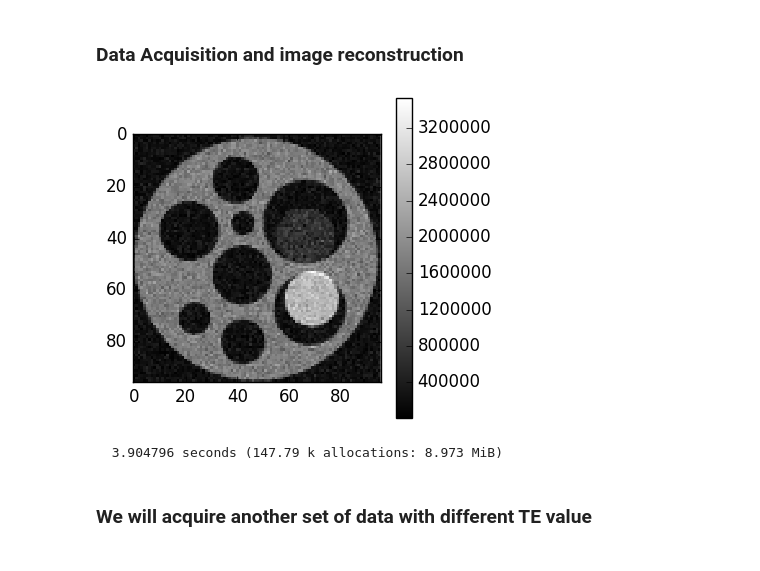
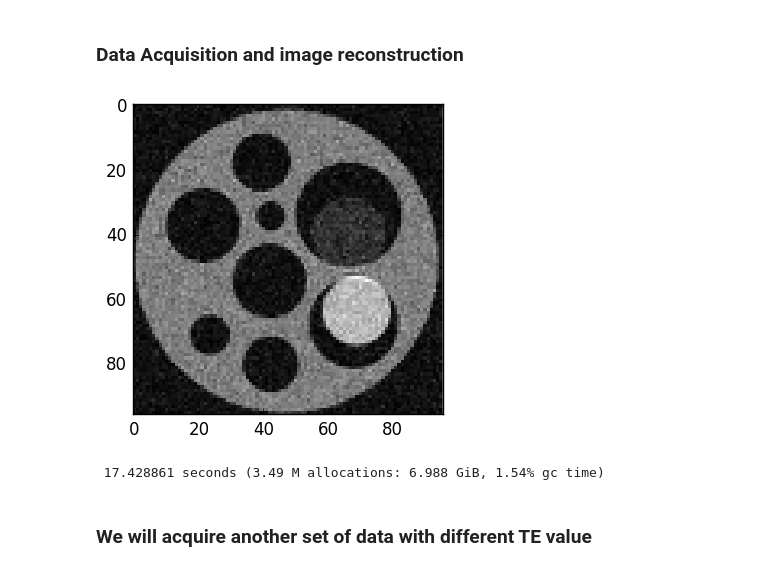
Before and after one commit to nankueichen/kDataSimulation_interface, a Jupyter notebook: interface.ipynb, the cells around one changed output. Saved outputs shown, nothing was run; the diff lists cells and outputs as text; code cells hidden in the pictures.

```diff
--- a/interface.ipynb
+++ b/interface.ipynb
@@ -49,11 +47,11 @@ NoiseLevel = Float64(2000.); # arbitrary unit
 # %%
 # this may take 1 min to run
 @time kSpaceData1 = MRIscan(T2valueForM1,T2valueForM2,T2valueForM3,FrequencyOffsetForM2,FrequencyOffsetForM3,FOV,DW,matrixSizeX,matrixSizeY,TE,NoiseLevel);
 data1 = fftshift(fft(fftshift(kSpaceData1)));
-figure(figsize=(4,4));imshow(abs.(data1),cmap="gray", interpolation="none");colorbar();
+figure(figsize=(4,4));imshow(abs.(data1),cmap="gray", interpolation="none");
 # %% [output]
-[figure, old version]
+[figure, new version]
-  3.904796 seconds (147.79 k allocations: 8.973 MiB)
+ 17.428861 seconds (3.49 M allocations: 6.988 GiB, 1.54% gc time)
 # %% [markdown]
 ### We will acquire another set of data with different TE value
 # %%
```
Also changed, not shown: parts of 2 cells of this notebook.
